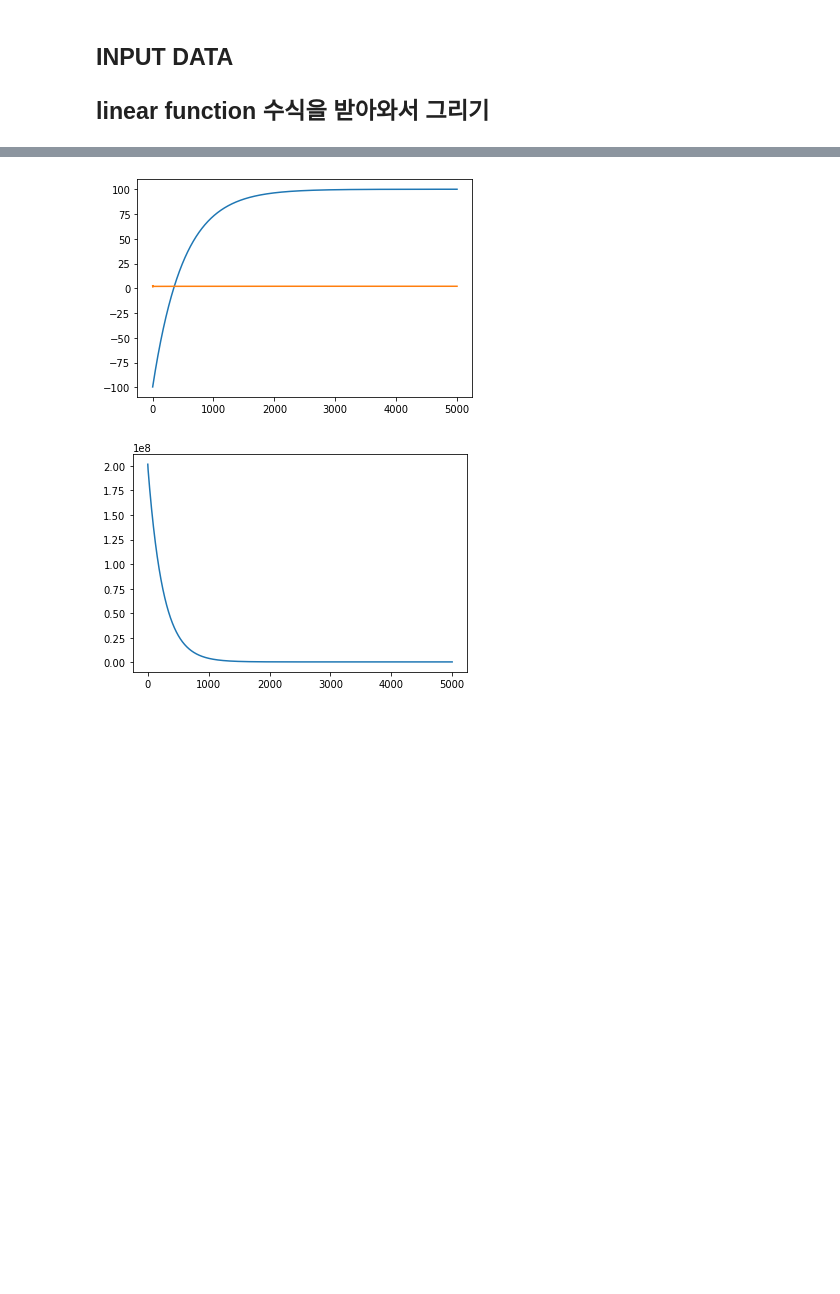
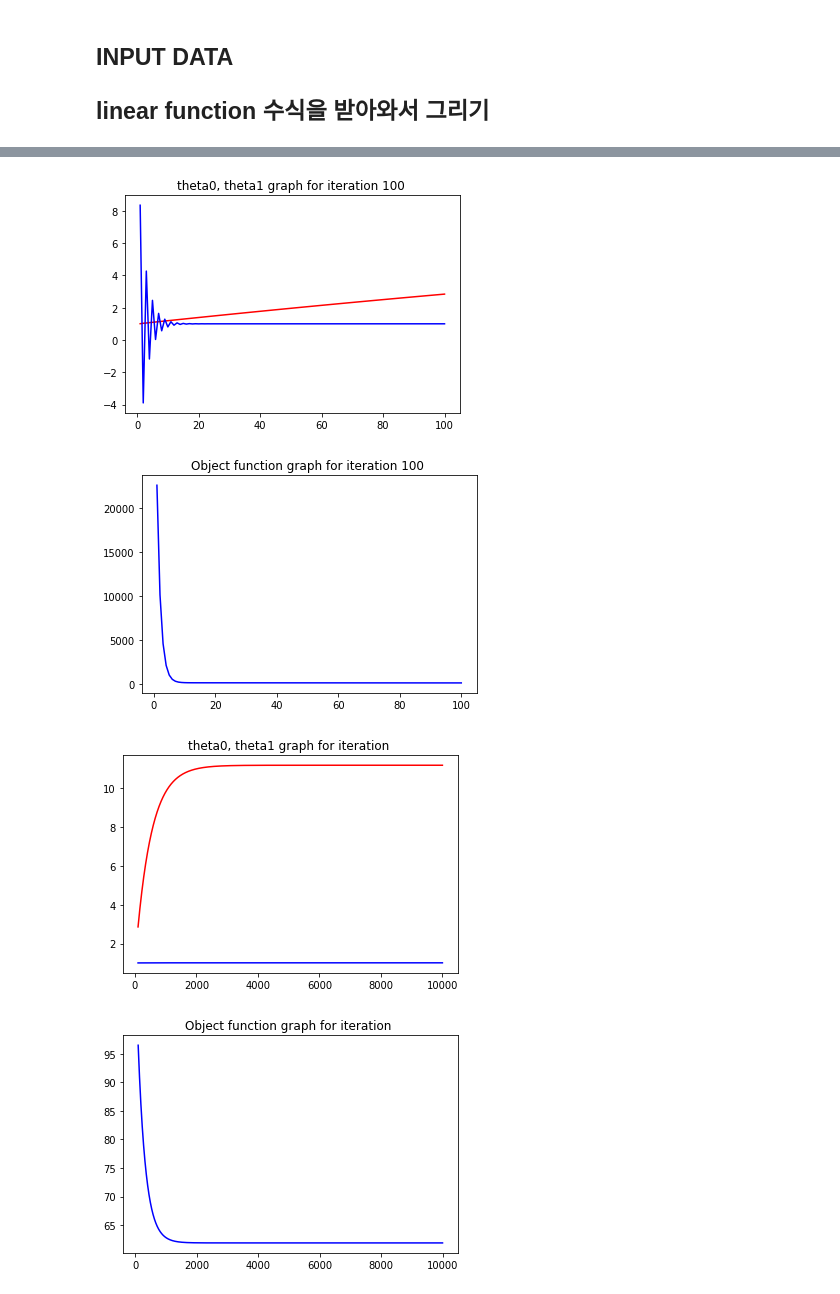
Before and after one commit to pithesun/machine_learning_cl, a Jupyter notebook: GD4linearReg.ipynb, the cells around one changed output, grey strips where cells are left out. Cells and saved outputs as stored; diff of their text form; code cells hidden in the pictures; blank space fills up the shorter version.

```diff
--- a/GD4linearReg.ipynb
+++ b/GD4linearReg.ipynb
@@ -145,12 +141,34 @@ cost: 576987.030497326
-# %%
-#theta0, theta1
-plt.plot(itr, np.array(list_th0))
-plt.plot(itr, np.array(list_th1))
-plt.show()
-
-#J
-plt.plot(itr, np.array(list_J) )
-plt.show()
-# %% [output]
-[figure, removed]
-[figure, removed]
+# %%
+# graph for all iterations
+# can't show how theta0, theta1 and cost value changes correctly.
+# so graphs for 100 iteration and for all iteration will show
+
+#theta0, theta1
+plt.title("theta0, theta1 graph for iteration 100 ")
+plt.plot(itr[:100], np.array(list_th0[:100]), color = 'red')
+plt.plot(itr[:100], np.array(list_th1[:100]), color = 'blue')
+plt.show()
+
+plt.title("theta0, theta1 grapth for iteration 1000")
+
+#J(th0, th1)
+plt.title("Object function graph for iteration 100 ")
+plt.plot(itr[:100], np.array(list_J[:100]), color = 'blue' )
+plt.show()
+
+#theta0, theta1
+plt.title("theta0, theta1 graph for iteration ")
+plt.plot(itr[100:], np.array(list_th0[100:]), color = 'red')
+plt.plot(itr[100:], np.array(list_th1[100:]), color = 'blue')
+plt.show()
+
+
+#J(th0, th1)
+plt.title("Object function graph for iteration ")
+plt.plot(itr[100:], np.array(list_J[100:]), color = 'blue' )
+plt.show()
+# %% [output]
+[figure, added]
+[figure, added]
+[figure, added]
+[figure, added]
```
Also changed, not shown: parts of 6 cells of this notebook.
